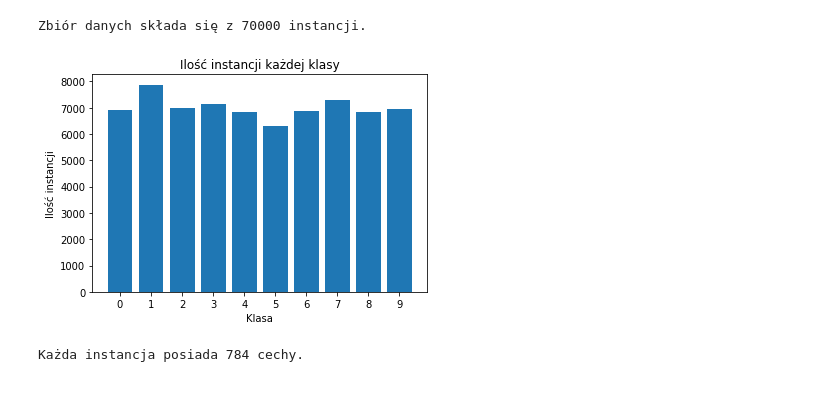
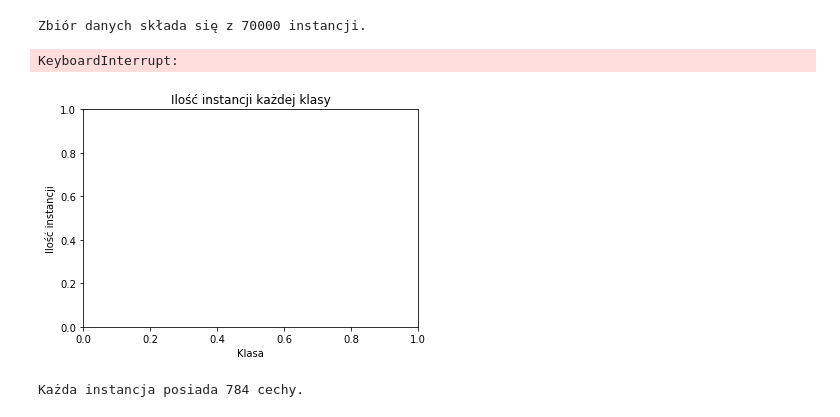
Before and after one commit to wojtasRobert/PSZT-19L, a Jupyter notebook: main-checkpoint.ipynb, the cells around one changed output. Cells and saved outputs as stored; diff of their text form; code cells hidden in the pictures.

```diff
--- a/main-checkpoint.ipynb
+++ b/main-checkpoint.ipynb
@@ -48,11 +49,12 @@ Zbiór danych składa się z 70000 instancji.
 # %%
 (classes, elements) = np.unique(digits.target, return_counts=True) # wykrycie ilosci elementow danej klasy
 plt.title("Ilość instancji każdej klasy")
 plt.xlabel("Klasa")
 plt.ylabel("Ilość instancji")
-_ = plt.bar(classes, elements)
+plt.hist(digits.target);
 # %% [output]
+KeyboardInterrupt:
-[figure, old version]
+[figure, new version]
 # %%
 print("Każda instancja posiada", digits.data.shape[1], "cechy.")
 # %% [output]
```
Also changed, not shown: parts of 26 cells of this notebook.
